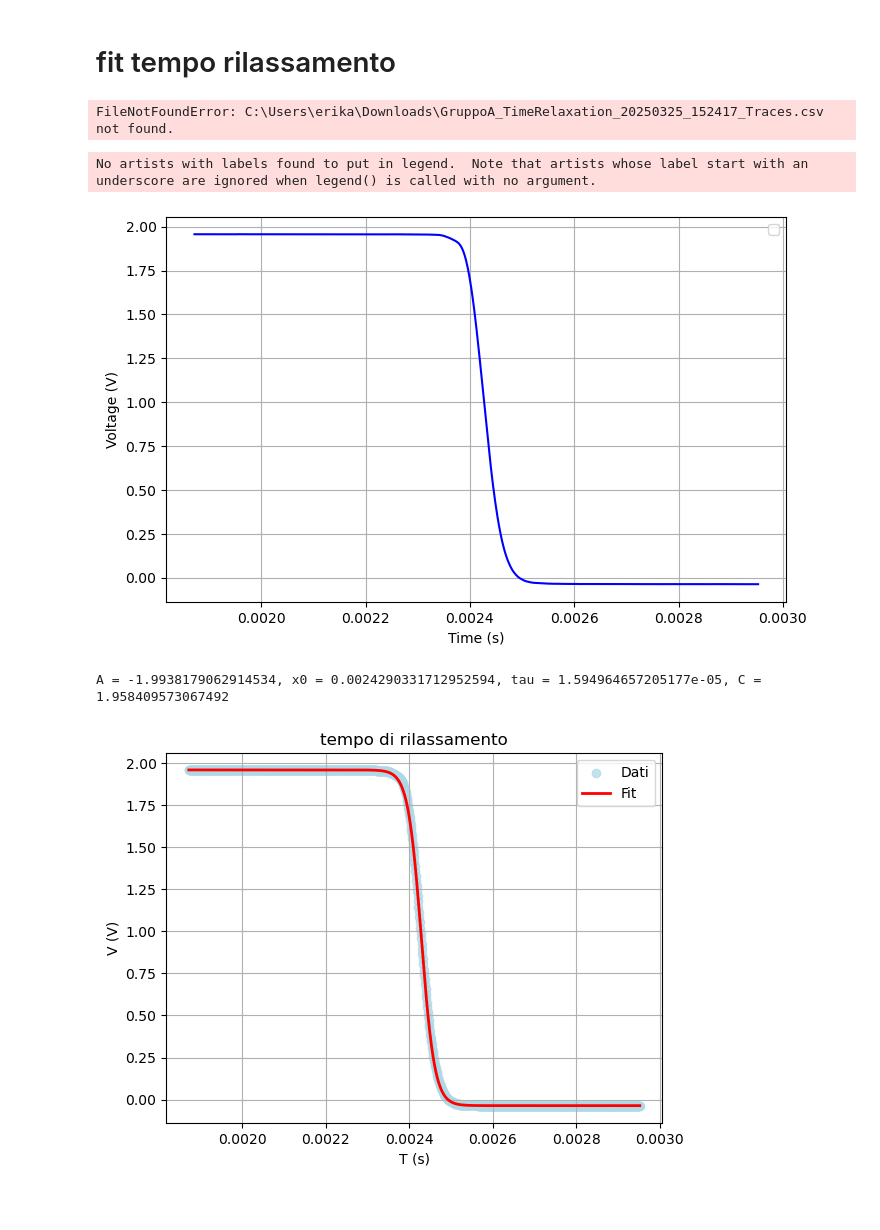
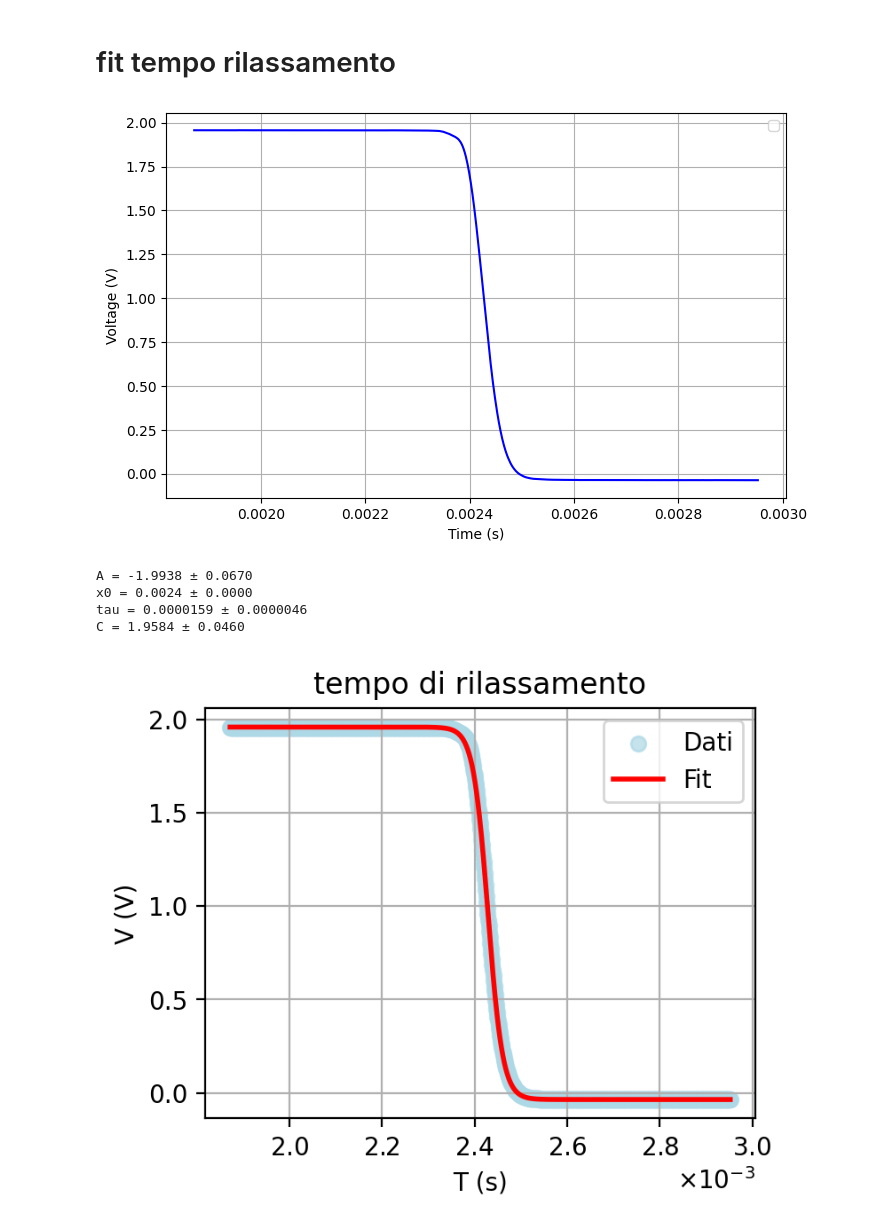
Before and after one commit to zosojack/lab-ss-2, a Jupyter notebook: PARTE 1: PL/3-tempo di rilassamento.ipynb, the cells around one changed output. Cells and saved outputs as stored; diff of their text form; code cells hidden in the pictures; blank space fills up the shorter version.

```diff
--- a/PARTE 1: PL/3-tempo di rilassamento.ipynb
+++ b/PARTE 1: PL/3-tempo di rilassamento.ipynb
@@ -13,10 +13,8 @@ def load_data_from_file(file_path):
     y = data[:, 1]
     return x, y
 # %%
-file_path = "C:\\Users\\erika\\Downloads\\GruppoA_TimeRelaxation_20250325_152417_Traces.csv"
+file_path = "data/GruppoA_TimeRelaxation_20250325_152417_Traces.csv"
 xT, yV = load_data_from_file(file_path)
-# %% [output]
-FileNotFoundError: C:\Users\erika\Downloads\GruppoA_TimeRelaxation_20250325_152417_Traces.csv not found.
 # %%
 plt.figure(figsize=(8, 5))
 plt.plot(xT, yV, marker='', linestyle='-', color='b')
@@ -26,7 +24,6 @@ plt.ylabel('Voltage (V)')
 plt.legend()
 plt.grid(True)
 # %% [output]
-No artists with labels found to put in legend.  Note that artists whose label start with an underscore are ignored when legend() is called with no argument.
 [figure]
 # %%
 def sigmoid(x, A, x0, tau, C):
@@ -42,18 +39,23 @@ A_err, x0_err, tau_err, C_err = errors
 
 print(f"A = {A_fit:.4f} ± {A_err:.4f}")
 print(f"x0 = {x0_fit:.4f} ± {x0_err:.4f}")
-print(f"tau = {tau_fit:.4f} ± {tau_err:.4f}")
+print(f"tau = {tau_fit:.7f} ± {tau_err:.7f}")
 print(f"C = {C_fit:.4f} ± {C_err:.4f}")
 # %% [output]
-A = -1.9938179062914534, x0 = 0.0024290331712952594, tau = 1.594964657205177e-05, C = 1.958409573067492
+A = -1.9938 ± 0.0670
+x0 = 0.0024 ± 0.0000
+tau = 0.0000159 ± 0.0000046
+C = 1.9584 ± 0.0460
 # %%
+plt.figure(figsize=(4, 3), dpi=200)
 plt.scatter(xT, yV, label="Dati", color="lightblue", alpha=0.7)
 plt.plot(xT, sigmoid(xT, *popt), color='r', label="Fit", linewidth=2)
 plt.title("tempo di rilassamento")
 plt.xlabel("T (s)")
+plt.ticklabel_format(style='scientific', axis='x', scilimits=(0,0), useMathText=True)
 plt.ylabel("V (V)")
 plt.legend()
 plt.grid(True)
 plt.show()
 # %% [output]
-[figure, old version]
+[figure, new version]
```
Also changed, not shown: 1 other file.
